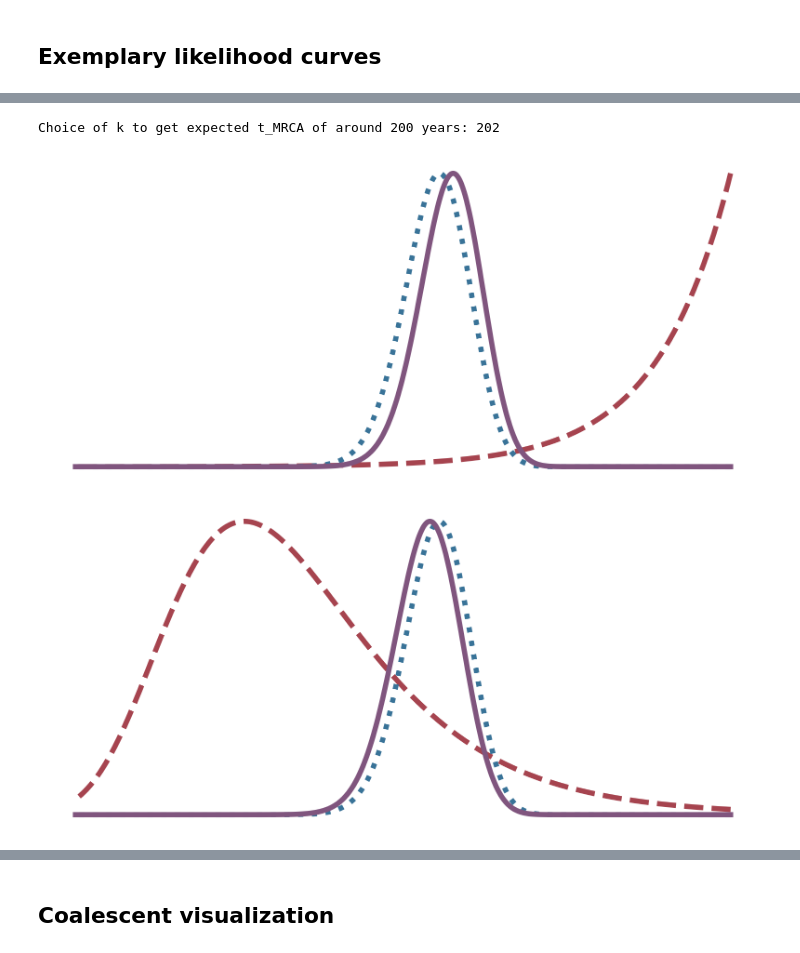
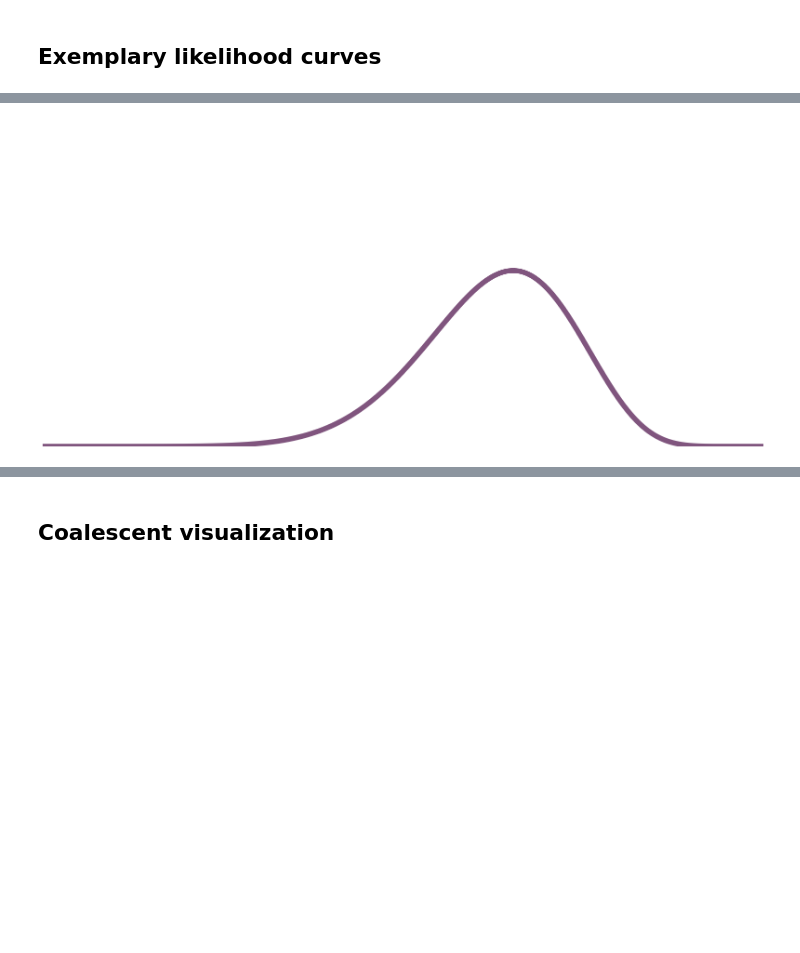
Before and after one commit to marie3003/effect_population_size_tmrca, a Jupyter notebook: qualitative_plots_presentation.ipynb, the cells around one changed output, grey strips where cells are left out. Saved outputs shown, nothing was run; the diff lists cells and outputs as text; code cells hidden in the pictures; blank space fills up the shorter version.

```diff
--- a/qualitative_plots_presentation.ipynb
+++ b/qualitative_plots_presentation.ipynb
@@ -99,8 +102,11 @@ def plot_tMRCA_expN_present(
     title="",
     axis_off=True,
     save_path=None,
+    x_max=None,
 ):
     t_values = np.linspace(0, max_tmrca, max_tmrca * 10)
+    if x_max is None:
+        x_max = max_tmrca
 
     colors = {
         "prior": "#a6444f",
@@ -123,12 +129,12 @@ def plot_tMRCA_expN_present(
         posteriors_expN = likelihoods * priors_expN
 
         # normalize for visual comparison
-        likelihoods /= np.max(likelihoods) if np.max(likelihoods) > 0 else 1
-        priors_expN /= np.max(priors_expN) if np.max(priors_expN) > 0 else 1
-        posteriors_expN /= np.max(posteriors_expN) if np.max(posteriors_expN) > 0 else 1
+        likelihoods /= np.trapezoid(likelihoods, t_values) if np.trapezoid(likelihoods, t_values) > 0 else 1
+        priors_expN /= np.trapezoid(priors_expN, t_values) if np.trapezoid(priors_expN, t_values) > 0 else 1
+        posteriors_expN /= np.trapezoid(posteriors_expN, t_values) if np.trapezoid(posteriors_expN, t_values) > 0 else 1
 
         ax = axs[col]
-
+        """
         ax.plot(
             t_values, priors_expN,
             linestyle="--",
@@ -143,55 +149,46 @@ def plot_tMRCA_expN_present(
             label="Likelihood",
             linewidth=8
         )
-
+        """
         ax.plot(
             t_values, posteriors_expN,
             color=colors["posterior"],
             label="Posterior",
             linewidth=8
         )
 
         ax.invert_xaxis()
         ax.grid(False)
         #ax.set_title(rf"$\beta = {beta}$", fontsize=22)
+        ax.set_xlim(x_max, 0)
+        ax.set_ylim(0, 0.1)
         ax.set_xlabel(f"tMRCA [{time_scale}]", fontsize=22)
         ax.set_ylabel("Rel. prob. (scaled by max.)", fontsize=22)
         ax.tick_params(axis="both", which="major", labelsize=16)
 
         if axis_off:
             ax.axis("off")
 
     if title:
         plt.suptitle(title, fontsize=18)
 
     if save_path is not None:
         plt.savefig(save_path, transparent=True, bbox_inches="tight")
 
     plt.show()
 
-beta_vec_tuberculosis = [0.015]  # Growth rates for M. tuberculosis, in units of 1/year
-N_present = 10000
 
-mu_tuberculosis = 4.5 * 10**-8  # Approximate mutation rate for Mycobacterium tuberculosis per site per year
-L_tuberculosis = 4500000  # Approximate genome length of M. tuberculosis
-t_max_tuberculosis = 450
-
-print("Choice of k to get expected t_MRCA of around 200 years: " + str(int(500 * mu_tuberculosis * L_tuberculosis * 2)))  # Expected number of mutations in a 500 year old M. tuberculosis sample
-k_tuberculosis = int(200 * mu_tuberculosis * L_tuberculosis * 2)
-
-plot_tMRCA_constN([50], [1], mu_tuberculosis, k_tuberculosis, t_max_tuberculosis, L_tuberculosis, title = "")
 plot_tMRCA_expN_present(
-    mu=mu_tuberculosis,
-    L=L_tuberculosis,
-    k_mut=k_tuberculosis,
-    N_present=N_present,
-    beta_vec=beta_vec_tuberculosis,
-    max_tmrca=t_max_tuberculosis,
+    mu=base_mu * alpha_values[0],
+    L=L,
+    k_mut=base_k * alpha_values[0],
+    N_present=1000,
+    beta_vec=[0.1],
+    max_tmrca=1000,
     title="",
     axis_off=True,
-    #save_path="figures/posterior_exp.svg"
+    save_path="figures/posterior_exp.svg",
+    x_max = 70
 )
 # %% [output]
-Choice of k to get expected t_MRCA of around 200 years: 202
-[figure, old version]
+[figure, new version]
-[figure, removed]
```
Also changed, not shown: parts of 10 cells of this notebook, 6 other files.
